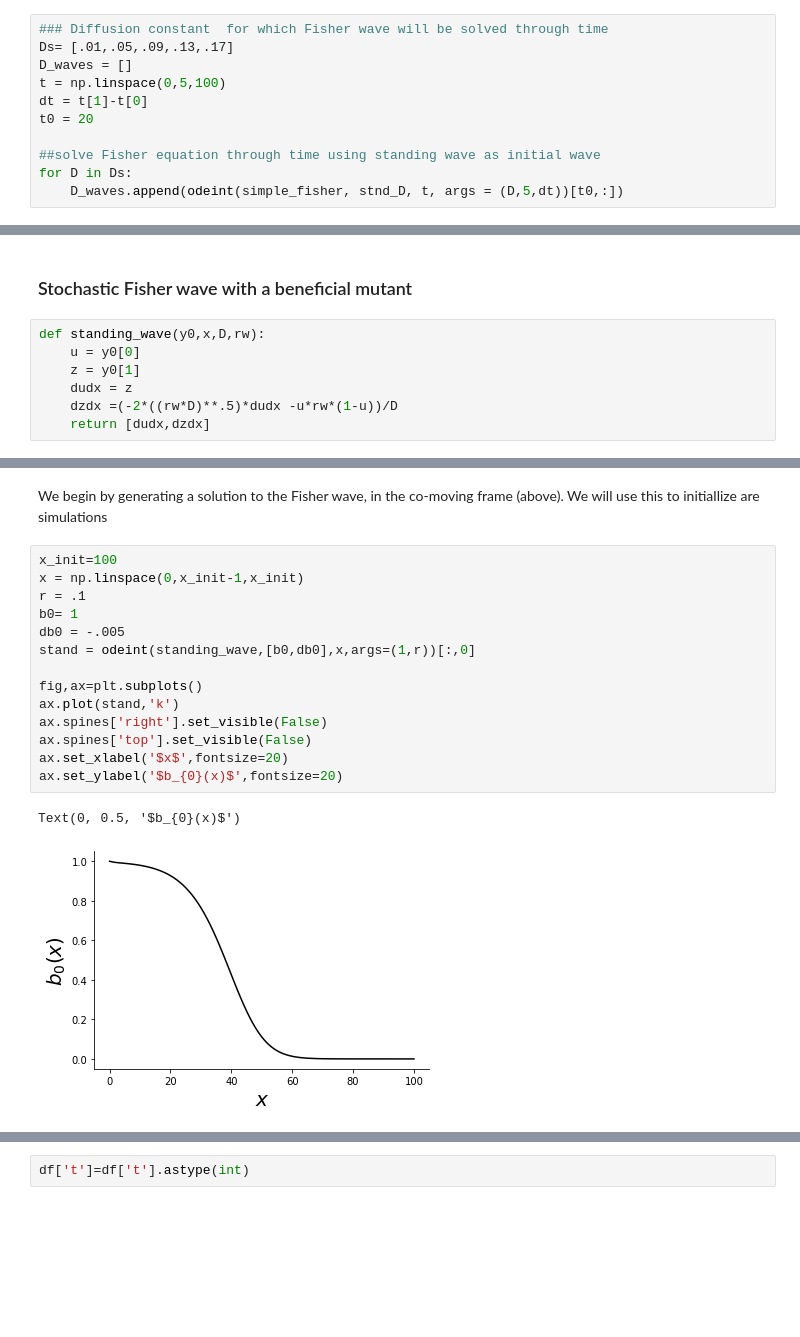
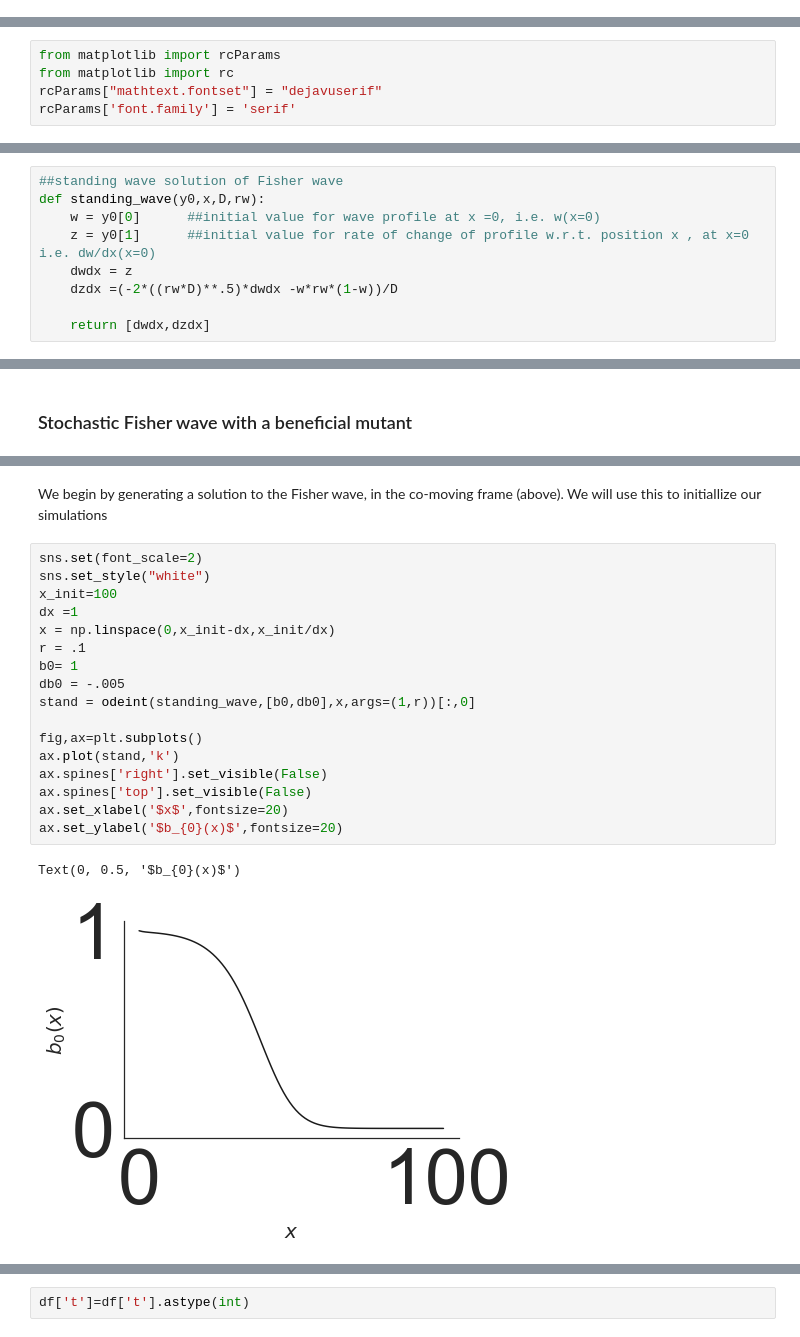
Before and after one commit to nkrishnan94/Range-Expansion-Eco-Evo-Regime, a Jupyter notebook: Range expansion shifts clonal interference patterns in evolving populations.ipynb, the cells around one changed output, grey strips where cells are left out. Drawn from its saved outputs; the diff is of its cells as text; blank space fills up the shorter version.

Commit message:
sciprts for simulation, updated notebook

```diff
--- a/Range expansion shifts clonal interference patterns in evolving populations.ipynb
+++ b/Range expansion shifts clonal interference patterns in evolving populations.ipynb
@@ -91,11 +8,0 @@ Text(0.5, 0, 'x')
-# %%
-### Diffusion constant  for which Fisher wave will be solved through time
-Ds= [.01,.05,.09,.13,.17]
-D_waves = []
-t = np.linspace(0,5,100)
-dt = t[1]-t[0]
-t0 = 20
-
-##solve Fisher equation through time using standing wave as initial wave
-for D in Ds:
-    D_waves.append(odeint(simple_fisher, stnd_D, t, args = (D,5,dt))[t0,:])
@@ -297,0 +37,5 @@ Text(0.5, 0, 'Generations')
+# %%
+from matplotlib import rcParams
+from matplotlib import rc
+rcParams["mathtext.fontset"] = "dejavuserif"
+rcParams['font.family'] = 'serif'
@@ -297,0 +237,9 @@ Text(0.5, 0, 'Generations')
+# %%
+##standing wave solution of Fisher wave
+def standing_wave(y0,x,D,rw):
+    w = y0[0]      ##initial value for wave profile at x =0, i.e. w(x=0)
+    z = y0[1]      ##initial value for rate of change of profile w.r.t. position x , at x=0 i.e. dw/dx(x=0)
+    dwdx = z
+    dzdx =(-2*((rw*D)**.5)*dwdx -w*rw*(1-w))/D
+
+    return [dwdx,dzdx]
@@ -298,9 +460,2 @@ Text(0.5, 0, 'Generations')
 # %% [markdown]
 ### Stochastic Fisher wave with a beneficial mutant
-# %%
-def standing_wave(y0,x,D,rw):
-    u = y0[0]
-    z = y0[1]
-    dudx = z
-    dzdx =(-2*((rw*D)**.5)*dudx -u*rw*(1-u))/D
-    return [dudx,dzdx]
@@ -325,19 +500,22 @@ def standing_wave(y0,x,D,rw):
 # %% [markdown]
-We begin by generating a solution to the Fisher wave, in the co-moving frame (above). We will use this to initiallize are simulations
+We begin by generating a solution to the Fisher wave, in the co-moving frame (above). We will use this to initiallize our simulations
 # %%
+sns.set(font_scale=2)
+sns.set_style("white")
 x_init=100
-x = np.linspace(0,x_init-1,x_init)
+dx =1
+x = np.linspace(0,x_init-dx,x_init/dx)
 r = .1
 b0= 1
 db0 = -.005
 stand = odeint(standing_wave,[b0,db0],x,args=(1,r))[:,0]
 
 fig,ax=plt.subplots()
 ax.plot(stand,'k')
 ax.spines['right'].set_visible(False)
 ax.spines['top'].set_visible(False)
 ax.set_xlabel('$x$',fontsize=20)
 ax.set_ylabel('$b_{0}(x)$',fontsize=20)
 # %% [output]
 Text(0, 0.5, '$b_{0}(x)$')
-[figure, old version]
+[figure, new version]
```
Also changed, not shown: parts of 159 cells of this notebook, 3 other files.
